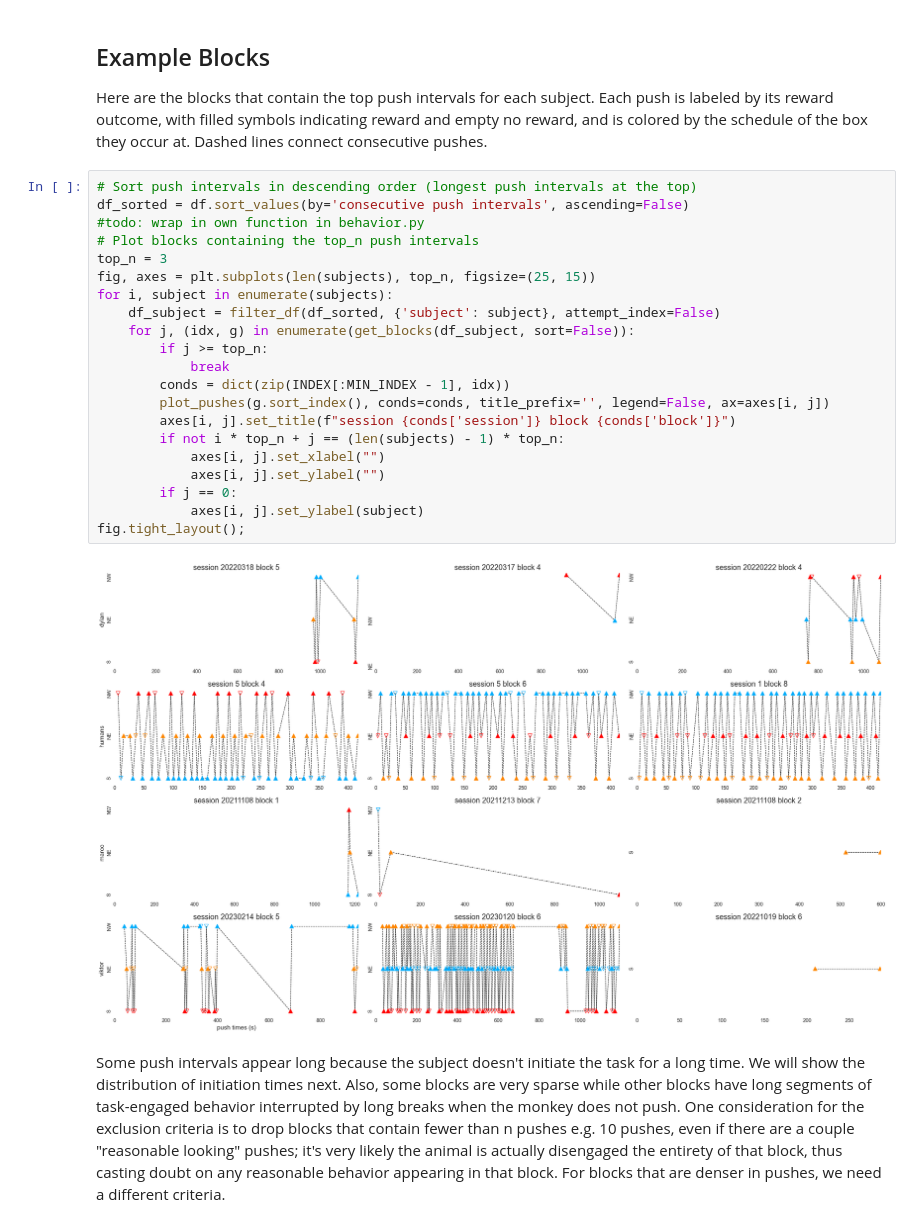
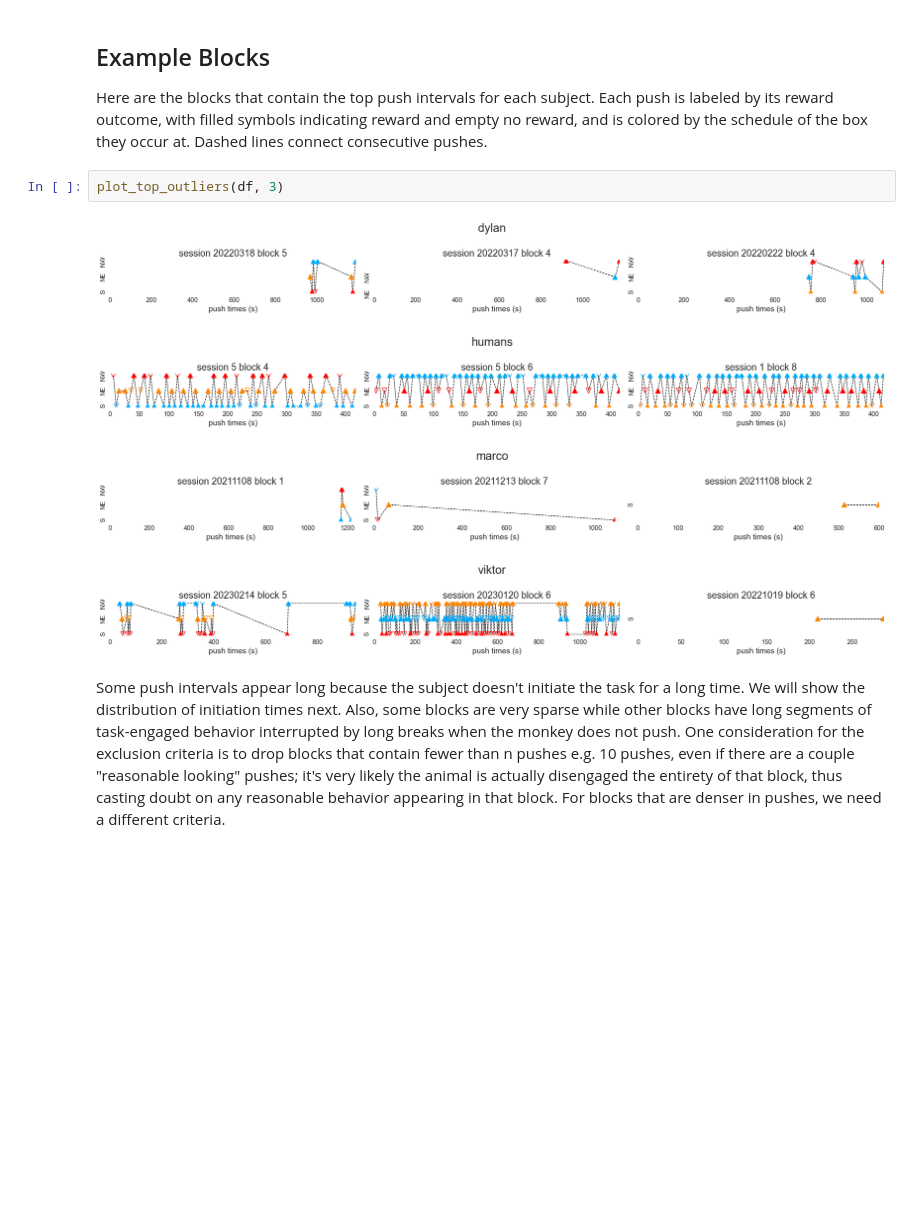
Before and after one commit to XaqLab/Foraging, a Jupyter notebook: notebooks/Data Cleaning.ipynb, the cells around one changed output. Drawn from its saved outputs; the diff is of its cells as text; blank space fills up the shorter version.

```diff
--- a/notebooks/Data Cleaning.ipynb
+++ b/notebooks/Data Cleaning.ipynb
@@ -148,28 +142,12 @@ Each subject has different percentiles when similarly large push intervals emerg
 
 Here are the blocks that contain the top push intervals for each subject. Each push is labeled by its reward outcome, with filled symbols indicating reward and empty no reward, and is colored by the schedule of the box they occur at. Dashed lines connect consecutive pushes.
 # %%
-# Sort push intervals in descending order (longest push intervals at the top)
-df_sorted = df.sort_values(by='consecutive push intervals', ascending=False)
-#todo: wrap in own function in behavior.py
-# Plot blocks containing the top_n push intervals
-top_n = 3
-fig, axes = plt.subplots(len(subjects), top_n, figsize=(25, 15))
-for i, subject in enumerate(subjects):
-    df_subject = filter_df(df_sorted, {'subject': subject}, attempt_index=False)
-    for j, (idx, g) in enumerate(get_blocks(df_subject, sort=False)):
-        if j >= top_n:
-            break
-        conds = dict(zip(INDEX[:MIN_INDEX - 1], idx))
-        plot_pushes(g.sort_index(), conds=conds, title_prefix='', legend=False, ax=axes[i, j])
-        axes[i, j].set_title(f"session {conds['session']} block {conds['block']}")
-        if not i * top_n + j == (len(subjects) - 1) * top_n:
-            axes[i, j].set_xlabel("")
-            axes[i, j].set_ylabel("")
-        if j == 0:
-            axes[i, j].set_ylabel(subject)
-fig.tight_layout();
+plot_top_outliers(df, 3)
 # %% [output]
-[figure, old version]
+[figure, new version]
+[figure, added]
+[figure, added]
+[figure, added]
 # %% [markdown]
 Some push intervals appear long because the subject doesn't initiate the task for a long time. We will show the distribution of initiation times next. Also, some blocks are very sparse while other blocks have long segments of task-engaged behavior interrupted by long breaks when the monkey does not push. One consideration for the exclusion criteria is to drop blocks that contain fewer than n pushes e.g. 10 pushes, even if there are a couple "reasonable looking" pushes; it's very likely the animal is actually disengaged the entirety of that block, thus casting doubt on any reasonable behavior appearing in that block. For blocks that are denser in pushes, we need a different criteria.
 # %% [markdown]
```
Also changed, not shown: parts of 7 cells of this notebook, 3 other files.
